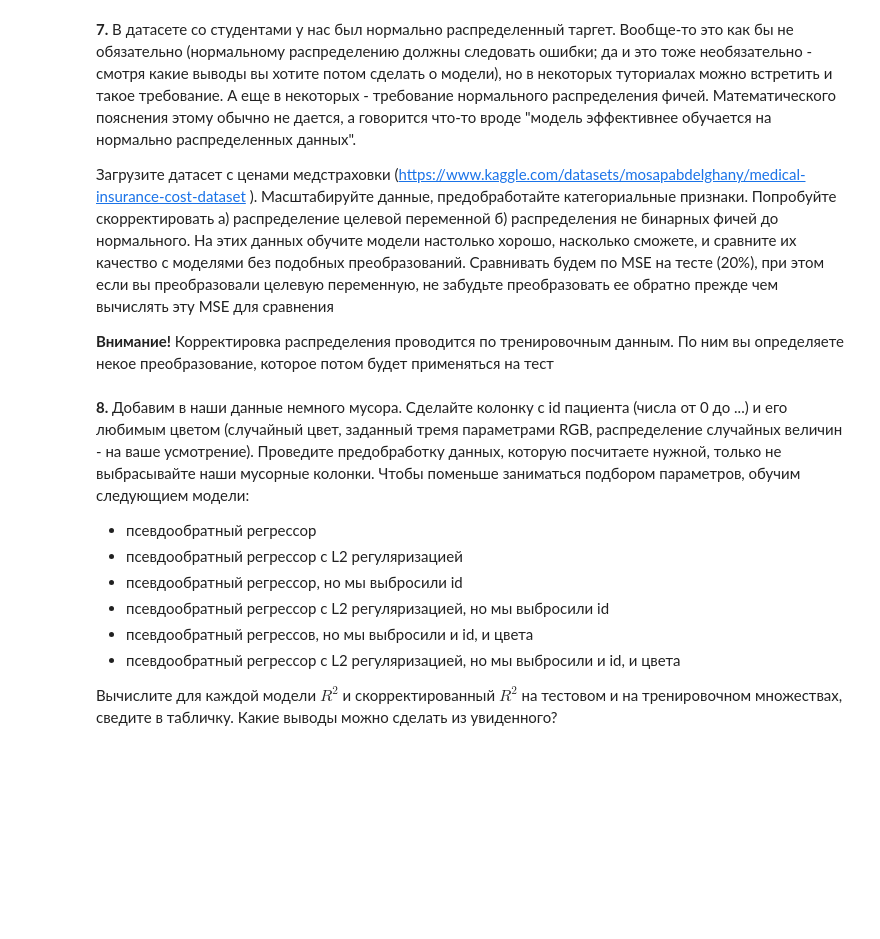
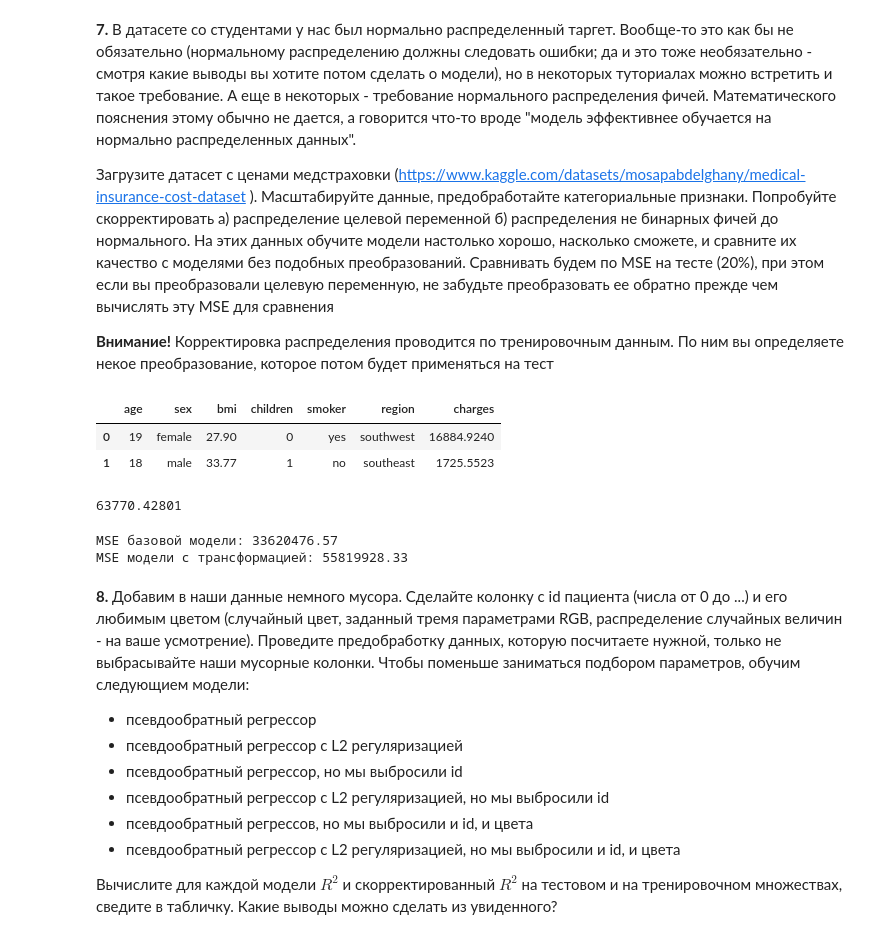
Before and after one commit to BorisKrutko/FAMS-BSU, a Jupyter notebook: ml bsu/lw2_linear_regression/LB2_template.ipynb, the cells around one changed output. Saved outputs shown, nothing was run; the diff lists cells and outputs as text; code cells hidden in the pictures; blank space fills up the shorter version.

```diff
--- a/ml bsu/lw2_linear_regression/LB2_template.ipynb
+++ b/ml bsu/lw2_linear_regression/LB2_template.ipynb
@@ -382,3 +413,17 @@ res
 Загрузите датасет с ценами медстраховки (https://www.kaggle.com/datasets/mosapabdelghany/medical-insurance-cost-dataset ). Масштабируйте данные, предобработайте категориальные признаки. Попробуйте скорректировать а) распределение целевой переменной б) распределения не бинарных фичей до нормального. На этих данных обучите модели настолько хорошо, насколько сможете, и сравните их качество с моделями без подобных преобразований. Сравнивать будем по MSE на тесте (20%), при этом если вы преобразовали целевую переменную, не забудьте преобразовать ее обратно прежде чем вычислять эту MSE для сравнения
 
 **Внимание!** Корректировка распределения проводится по тренировочным данным. По ним вы определяете некое преобразование, которое потом будет применяться на тест
+# %%
+df = pd.read_csv("insurance.csv")
+df.head(2)
+# %% [output]
+|  | age | sex | bmi | children | smoker | region | charges |
+| 0 | 19 | female | 27.90 | 0 | yes | southwest | 16884.9240 |
+| 1 | 18 | male | 33.77 | 1 | no | southeast | 1725.5523 |
+# %%
+X = df.drop("charges", axis=1)
+y = df["charges"]
+
+max(df['charges'])
+# %% [output]
+63770.42801
@@ -385,3 +434,46 @@ res
+# %%
+categorical = ["sex", "smoker", "region"]
+numeric = ["age", "bmi", "children"]
+
+preprocessor_basic = ColumnTransformer([
+    ("cat", OneHotEncoder(drop="first", sparse_output=False), categorical),
+    ("num", StandardScaler(), numeric)
+])
+
+preprocessor_transformed = ColumnTransformer([
+    ("cat", OneHotEncoder(drop="first", sparse_output=False), categorical),
+    ("num", Pipeline([
+        ("power", PowerTransformer(method="yeo-johnson")),
+        ("scale", StandardScaler())
+    ]), numeric)
+])
+
+X_train, X_test, y_train, y_test = train_test_split(X, y, test_size=0.2, random_state=42)
+y_train_t = np.log1p(y_train)
+y_test_t = np.log1p(y_test)
+
+model_pipeline = Pipeline([
+    ("preproc", preprocessor_basic),
+    ("regressor", Ridge(alpha=0.5, fit_intercept=True, max_iter=20000))
+])
+model_pipeline_transformed = Pipeline([
+    ("preproc", preprocessor_transformed),
+    ("regressor", Ridge(alpha=0.5, fit_intercept=True, max_iter=20000))
+])
+model_pipeline.fit(X_train, y_train)
+model_pipeline_transformed.fit(X_train, y_train_t)
+
+y_pred_basic = model_pipeline.predict(X_test)
+y_pred_transformed = np.expm1(model_pipeline_transformed.predict(X_test))
+
+mse_basic = mean_squared_error(y_test, y_pred_basic)
+mse_trans = mean_squared_error(y_test, y_pred_transformed)
+
+print(f"MSE базовой модели: {mse_basic:.2f}")
+print(f"MSE модели с трансформацией: {mse_trans:.2f}")
+# %% [output]
+MSE базовой модели: 33620476.57
+MSE модели с трансформацией: 55819928.33
 # %% [markdown]
 **8.** Добавим в наши данные немного мусора. Сделайте колонку с id пациента (числа от 0 до ...) и его любимым цветом (случайный цвет, заданный тремя параметрами RGB, распределение случайных величин - на ваше усмотрение). Проведите предобработку данных, которую посчитаете нужной, только не выбрасывайте наши мусорные колонки. Чтобы поменьше заниматься подбором параметров, обучим следующием модели:
 
```
Also changed, not shown: parts of 13 cells of this notebook, 1 other file.
